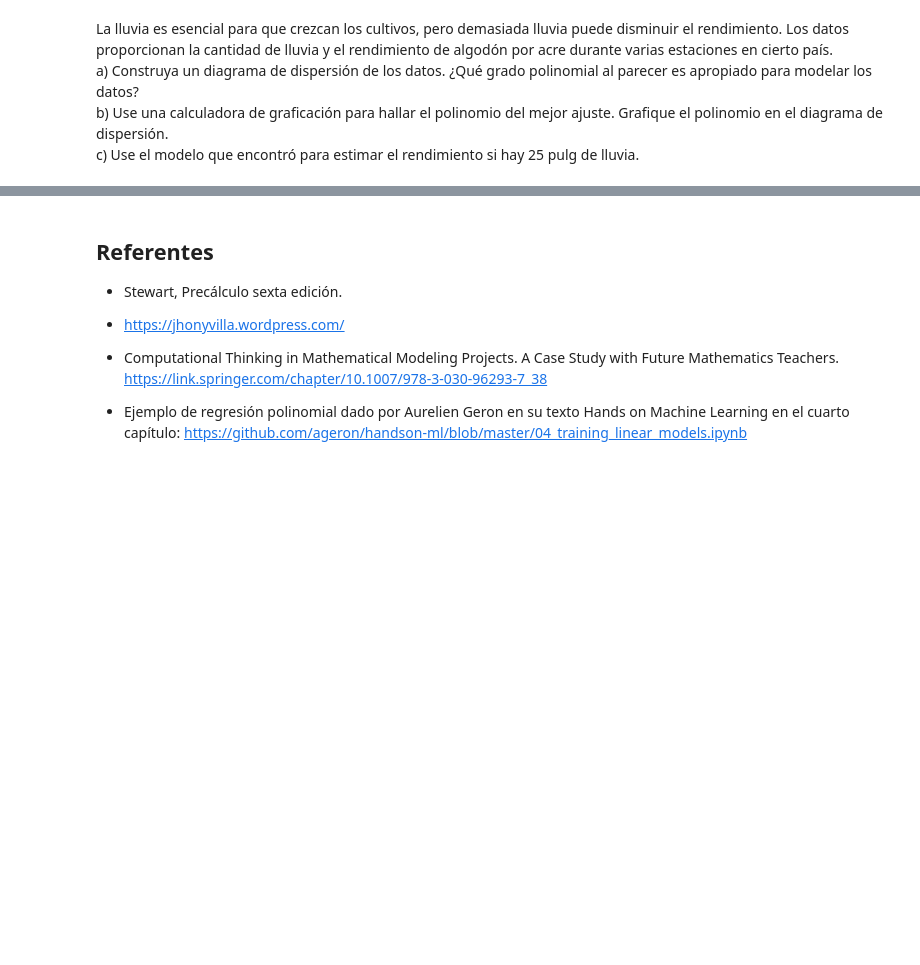
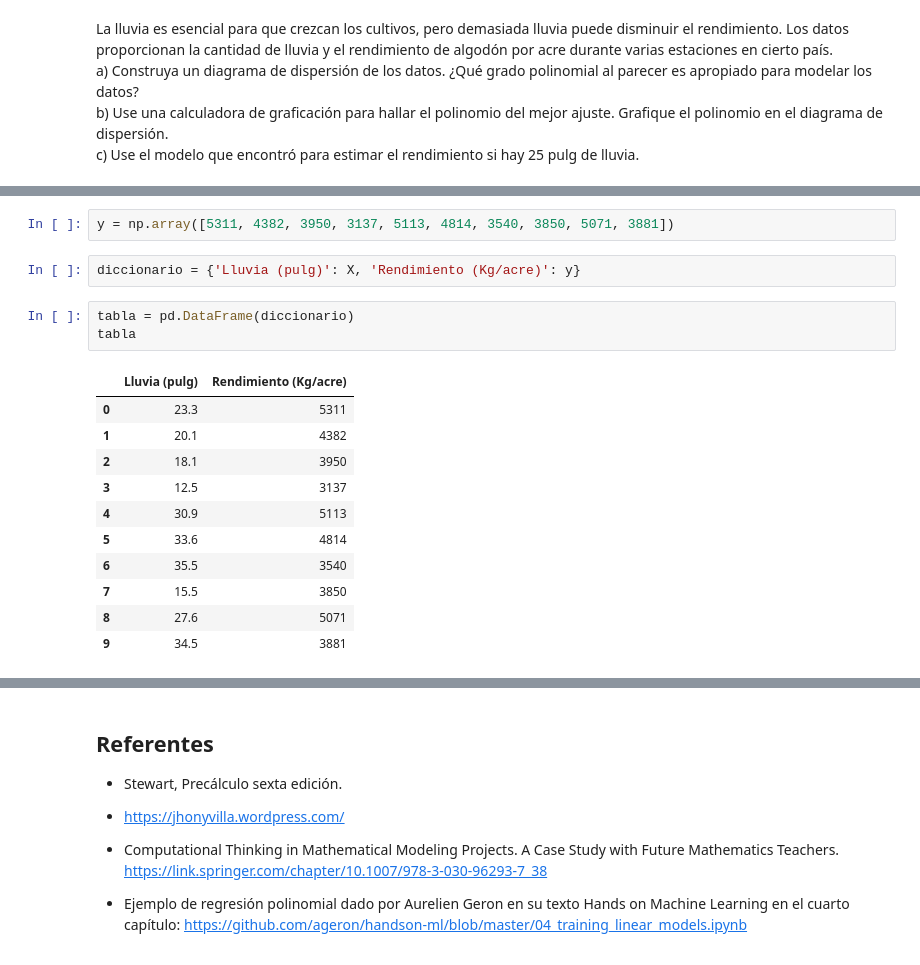
Before and after one commit to marco-canas/fundamentos_de_las_matematicas, a Jupyter notebook: clases/3_funciones/funciones_polinomiales/poli_modelacion_1.ipynb, the cells around one changed output, grey strips where cells are left out. Cells and saved outputs as stored; diff of their text form; blank space fills up the shorter version.

```diff
--- a/clases/3_funciones/funciones_polinomiales/poli_modelacion_1.ipynb
+++ b/clases/3_funciones/funciones_polinomiales/poli_modelacion_1.ipynb
@@ -131,0 +159,19 @@ c) Use el modelo que encontró para estimar el rendimiento si hay 25 pulg de llu
+# %%
+y = np.array([5311, 4382, 3950, 3137, 5113, 4814, 3540, 3850, 5071, 3881])
+# %%
+diccionario = {'Lluvia (pulg)': X, 'Rendimiento (Kg/acre)': y}
+# %%
+tabla = pd.DataFrame(diccionario)
+tabla
+# %% [output]
+|  | Lluvia (pulg) | Rendimiento (Kg/acre) |
+| 0 | 23.3 | 5311 |
+| 1 | 20.1 | 4382 |
+| 2 | 18.1 | 3950 |
+| 3 | 12.5 | 3137 |
+| 4 | 30.9 | 5113 |
+| 5 | 33.6 | 4814 |
+| 6 | 35.5 | 3540 |
+| 7 | 15.5 | 3850 |
+| 8 | 27.6 | 5071 |
+| 9 | 34.5 | 3881 |
```
Also changed, not shown: parts of 27 cells of this notebook, 1 other file.
